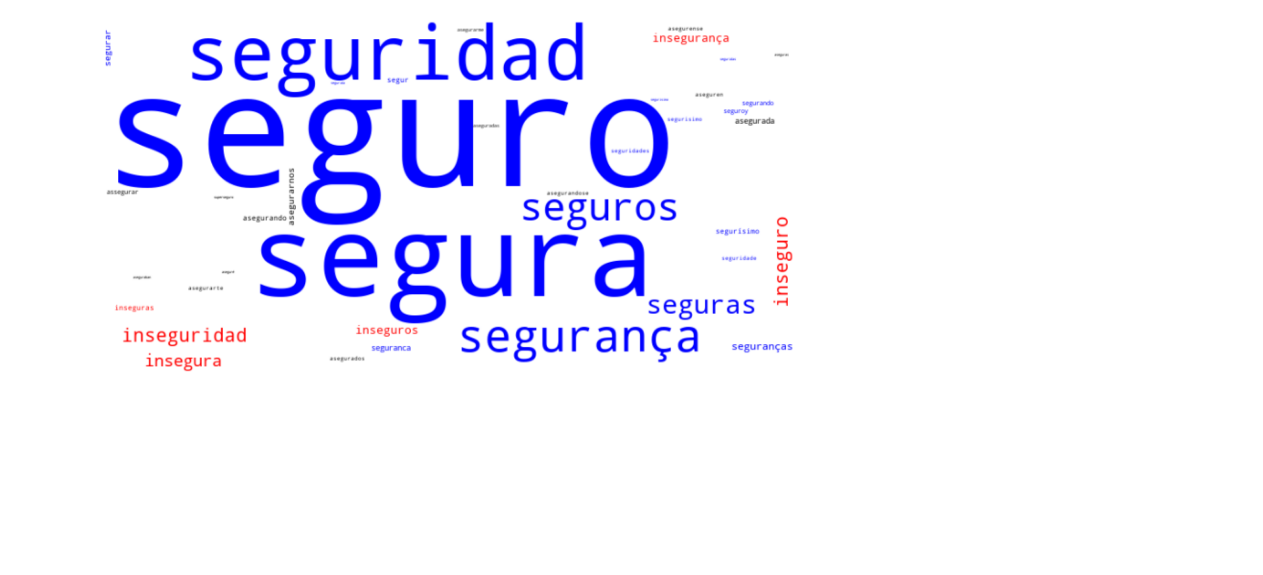
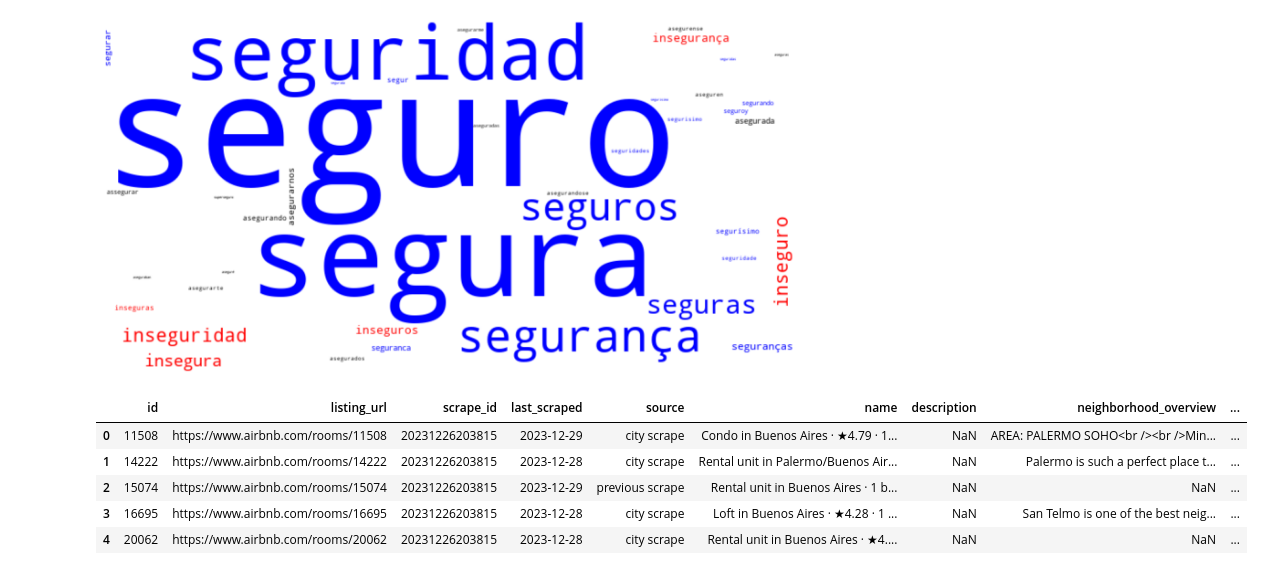
Before and after one commit to arielgiamportone/Analisis_AirBnB_en_Buenos-Aires, a Jupyter notebook: BuenosAires_BnB_study.ipynb, the cells around one changed output. Cells and saved outputs as stored; diff of their text form; code cells hidden in the pictures; blank space fills up the shorter version.

```diff
--- a/BuenosAires_BnB_study.ipynb
+++ b/BuenosAires_BnB_study.ipynb
@@ -1254,3 +1271,18 @@ plt.axis("off")
 plt.show()
 # %% [output]
 [figure]
+# %%
+listings = pd.read_csv('stremlitapp\df_finals\listings.csv')
+listings_details = pd.read_csv('stremlitapp/df_finals/listings_details.csv')
+neighbourhoods = pd.read_csv('stremlitapp/df_finals/neighbourhoods.csv')
+delitos = pd.read_csv('stremlitapp/df_finals/delitos.csv')
+delitos_sorted_transposed = pd.read_csv('stremlitapp/df_finals/delitos_sorted_transposed.csv')
+# %%
+listings_details.head()
+# %% [output]
+|  | id | listing_url | scrape_id | last_scraped | source | name | description | neighborhood_overview | ... |
+| 0 | 11508 | https://www.airbnb.com/rooms/11508 | 20231226203815 | 2023-12-29 | city scrape | Condo in Buenos Aires · ★4.79 · 1... | NaN | AREA: PALERMO SOHO<br /><br />Min... | ... |
+| 1 | 14222 | https://www.airbnb.com/rooms/14222 | 20231226203815 | 2023-12-28 | city scrape | Rental unit in Palermo/Buenos Air... | NaN | Palermo is such a perfect place t... | ... |
+| 2 | 15074 | https://www.airbnb.com/rooms/15074 | 20231226203815 | 2023-12-29 | previous scrape | Rental unit in Buenos Aires · 1 b... | NaN | NaN | ... |
+| 3 | 16695 | https://www.airbnb.com/rooms/16695 | 20231226203815 | 2023-12-28 | city scrape | Loft in Buenos Aires · ★4.28 · 1 ... | NaN | San Telmo is one of the best neig... | ... |
+| 4 | 20062 | https://www.airbnb.com/rooms/20062 | 20231226203815 | 2023-12-28 | city scrape | Rental unit in Buenos Aires · ★4.... | NaN | NaN | ... |
```
Also changed, not shown: parts of 18 cells of this notebook, 12 other files.
